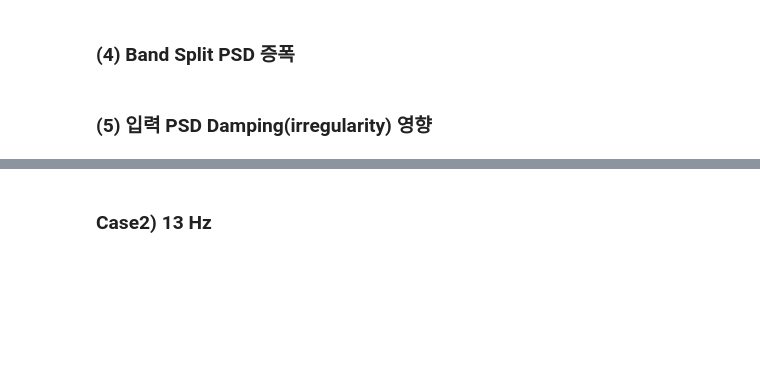
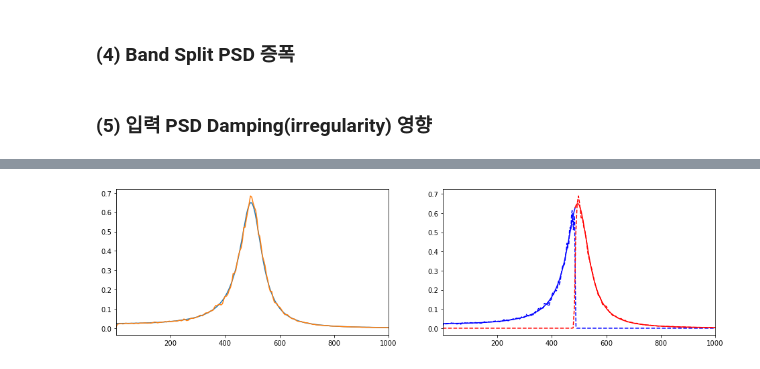
Before and after one commit to wonho13/work, a Jupyter notebook: 논문/2021/Case Study.ipynb, the cells around one changed output, grey strips where cells are left out. Cells and saved outputs as stored; diff of their text form; code cells hidden in the pictures; blank space fills up the shorter version.

```diff
--- a/논문/2021/Case Study.ipynb
+++ b/논문/2021/Case Study.ipynb
@@ -111,4 +116,4 @@ for i in range(len(overlap)):
 zeta = np.linspace(1,20,20)/100;
 for i in range(len(zeta)):
     fmin,fmax,bwp,loc,fn1,zeta1,fn2,zeta2,ratio,z,mm,amp,ovl = 1,1000,1,0,250,zeta[i],750,zeta[i],1,0.05,4,1,0;
-    bimodal_test(fmin,fmax,bwp,loc,fn1,zeta1,fn2,zeta2,ratio,z,mm,amp,ovl);
+    bimodal_test(fmin,fmax,bwp,loc,fn1,zeta1,fn2,zeta2,ratio,z,mm,amp,ovl,model);
@@ -186,18 +122,12 @@ blwn_test(fmin,fmax,bwp,loc,z,mm,amp,ovl);
 # %%
-fn1 = 5;
+fmin,fmax,bwp,loc,fn1,zeta1,z,mm,amp,ovl = 1,1000,1,0,500,0.1,0.05,4,1,0;
 # Generate Input PSD
 freq_spec = np.logspace(np.log10(fmin),np.log10(fmax),5000); psd_spec = np.zeros(5000);
 for i in range(5000):
-    psd_spec[i]= blwn(freq_spec[i],fmin,fmax,bwp,loc);
+    psd_spec[i]= unimodal(freq_spec[i],fmin,fmax,bwp,loc,fn1,zeta1);
 # Band Split
 fi,pi = freq_spec,psd_spec;
 dfi,dpi = band_split(fi,pi,2);
-
-K = 1;
-rpsd1 = pi*HH(fi,fn1,zeta)*K;
-rpsd2 = dpi[0]*HH(dfi[0],fn1,zeta)*K;
-rpsd3 = dpi[1]*HH(dfi[1],fn1,zeta)*K;
-
-plt.figure(figsize=(10,8));
-plt.plot(fi,rpsd1,'k-'); plt.plot(dfi[0],rpsd2,'r--'); plt.plot(dfi[1],rpsd3,'b--');
-plt.xscale('log'); plt.yscale('log'); plt.grid(which='both');
+if ovl > 0:
+    xlim1 = max(dfi[0])*0.9; xlim2 = min(dfi[1])*1.1;
+    dfi,dpi = bs_overlap(dfi,dpi,ovl); # overlap
@@ -263,3 +134,22 @@ D1 = 3512.15, D2 = 3633.32, D3 = 0.00
-# %% [markdown]
-### Case2) 13 Hz
+# %%
+t1,th1 = psd2th_wn(fi,pi,50);
+t2,th2 = psd2th_wn(dfi[0],dpi[0],50);
+t3,th3 = psd2th_wn(dfi[1],dpi[1],50);
+# %%
+f_syn1,p_syn1 = th2psd(t1,th1,2**12);
+f_syn2,p_syn2 = th2psd(t2,th2,2**12);
+f_syn3,p_syn3 = th2psd(t3,th3,2**12);
+# %%
+plt.figure(figsize=(16,4));
+plt.subplot(121);
+plt.plot(fi,pi); plt.plot(f_syn1,p_syn1);
+plt.xlim(min(fi),max(fi));
+plt.subplot(122);
+plt.plot(dfi[0],dpi[0],'b-');
+plt.plot(f_syn2,p_syn2,'b--');
+plt.plot(dfi[1],dpi[1],'r-');
+plt.plot(f_syn3,p_syn3,'r--');
+plt.xlim(min(dfi[0]),max(dfi[1]));
+# %% [output]
+[figure, added]
 # %%
```
Also changed, not shown: parts of 43 cells of this notebook, 1 other file.
